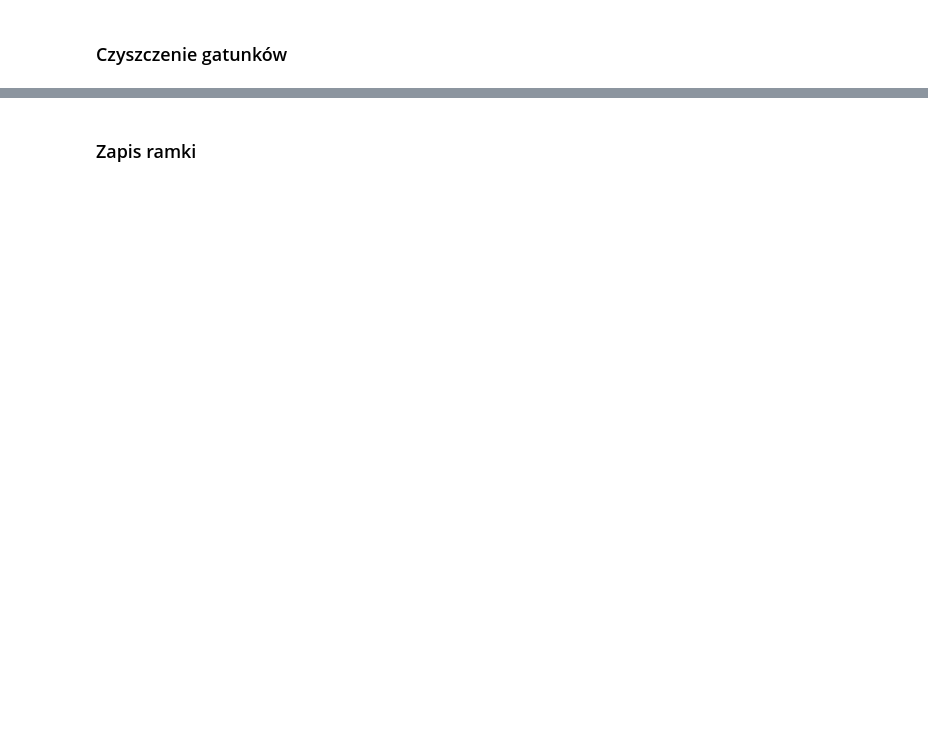
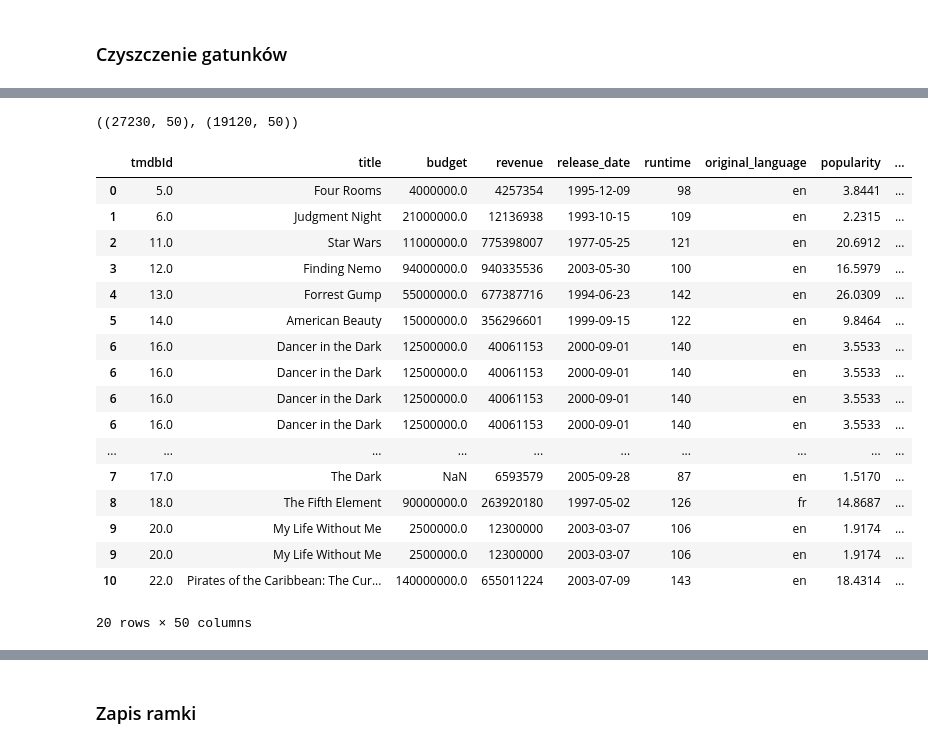
Before and after one commit to olkat12/Data_Exploration, a Jupyter notebook: data-cleaning/cleaning.ipynb, the cells around one changed output, grey strips where cells are left out. Saved outputs shown, nothing was run; the diff lists cells and outputs as text; code cells hidden in the pictures; blank space fills up the shorter version.

```diff
--- a/data-cleaning/cleaning.ipynb
+++ b/data-cleaning/cleaning.ipynb
@@ -298,0 +320,7 @@ data['total_crew_popularity'] = data[kolumny_tworcy].fillna(0).sum(axis=1)
+# %%
+languages_count = data["original_language"].value_counts()
+top_20_languages = languages_count.head(20).index.tolist()
+data['original_language'] = data['original_language'].apply(
+    lambda x: x if x in top_20_languages else 'other'
+)
+data['original_language'].value_counts()
@@ -298,0 +360,12 @@ data['total_crew_popularity'] = data[kolumny_tworcy].fillna(0).sum(axis=1)
+# %%
+data['origin_countries'] = data['origin_countries'].str.replace(r'\s+', '', regex=True)
+data['origin_countries'] = data['origin_countries'].str.split(',')
+data['origin_countries'] = data['origin_countries'].apply(
+    lambda x: x if isinstance(x,list) else []
+)
+df_exploded = data.explode('origin_countries')
+df_exploded = df_exploded[df_exploded['origin_countries'] != '']
+# %%
+df_exploded.shape,data.shape
+# %% [output]
+((27230, 50), (19120, 50))
@@ -298,0 +375,21 @@ data['total_crew_popularity'] = data[kolumny_tworcy].fillna(0).sum(axis=1)
+# %%
+df_exploded.head(20)
+# %% [output]
+|  | tmdbId | title | budget | revenue | release_date | runtime | original_language | popularity | ... |
+| 0 | 5.0 | Four Rooms | 4000000.0 | 4257354 | 1995-12-09 | 98 | en | 3.8441 | ... |
+| 1 | 6.0 | Judgment Night | 21000000.0 | 12136938 | 1993-10-15 | 109 | en | 2.2315 | ... |
+| 2 | 11.0 | Star Wars | 11000000.0 | 775398007 | 1977-05-25 | 121 | en | 20.6912 | ... |
+| 3 | 12.0 | Finding Nemo | 94000000.0 | 940335536 | 2003-05-30 | 100 | en | 16.5979 | ... |
+| 4 | 13.0 | Forrest Gump | 55000000.0 | 677387716 | 1994-06-23 | 142 | en | 26.0309 | ... |
+| 5 | 14.0 | American Beauty | 15000000.0 | 356296601 | 1999-09-15 | 122 | en | 9.8464 | ... |
+| 6 | 16.0 | Dancer in the Dark | 12500000.0 | 40061153 | 2000-09-01 | 140 | en | 3.5533 | ... |
+| 6 | 16.0 | Dancer in the Dark | 12500000.0 | 40061153 | 2000-09-01 | 140 | en | 3.5533 | ... |
+| 6 | 16.0 | Dancer in the Dark | 12500000.0 | 40061153 | 2000-09-01 | 140 | en | 3.5533 | ... |
+| 6 | 16.0 | Dancer in the Dark | 12500000.0 | 40061153 | 2000-09-01 | 140 | en | 3.5533 | ... |
+| ... | ... | ... | ... | ... | ... | ... | ... | ... | ... |
+| 7 | 17.0 | The Dark | NaN | 6593579 | 2005-09-28 | 87 | en | 1.5170 | ... |
+| 8 | 18.0 | The Fifth Element | 90000000.0 | 263920180 | 1997-05-02 | 126 | fr | 14.8687 | ... |
+| 9 | 20.0 | My Life Without Me | 2500000.0 | 12300000 | 2003-03-07 | 106 | en | 1.9174 | ... |
+| 9 | 20.0 | My Life Without Me | 2500000.0 | 12300000 | 2003-03-07 | 106 | en | 1.9174 | ... |
+| 10 | 22.0 | Pirates of the Caribbean: The Cur... | 140000000.0 | 655011224 | 2003-07-09 | 143 | en | 18.4314 | ... |
+20 rows × 50 columns
```
Also changed, not shown: parts of 36 cells of this notebook, 3 other files.
